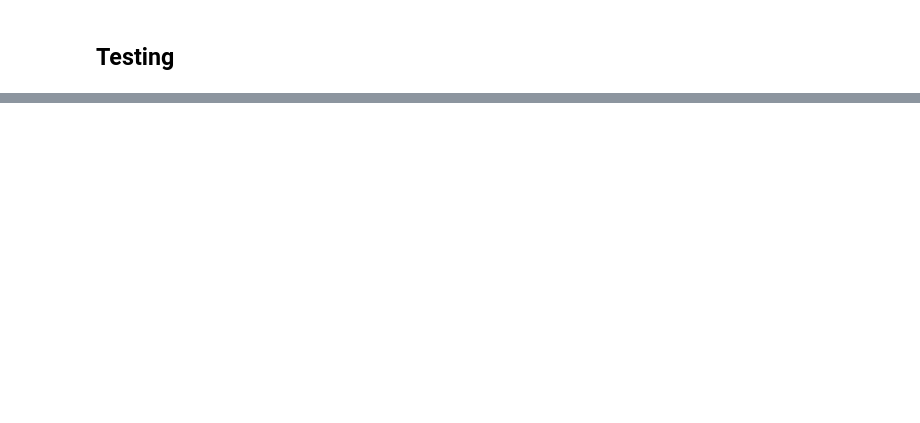
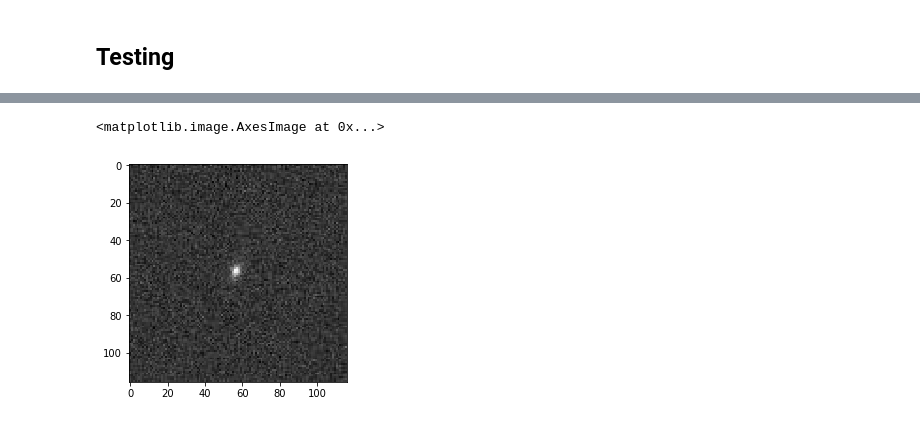
Before and after one commit to abruckert/Identification-of-Blended-Sources, a Jupyter notebook: VGG16 - Training.ipynb, the cells around one changed output, grey strips where cells are left out. Drawn from its saved outputs; the diff is of its cells as text; code cells hidden in the pictures; blank space fills up the shorter version.

```diff
--- a/VGG16 - Training.ipynb
+++ b/VGG16 - Training.ipynb
@@ -239,0 +375,22 @@ print(classes)
+# %%
+#Importing images from jpg to numpy
+import cv2
+import numpy as np
+from os import listdir
+from os.path import isfile, join
+
+
+
+imgs = []
+files1 = ['./img/jpg/Blend/' + f for f in listdir("./img/jpg/Blend/") if isfile(join("./img/jpg/Blend/", f))]
+files2 = ['./img/jpg/NoBlend/' + f for f in listdir("./img/jpg/NoBlend/") if isfile(join("./img/jpg/NoBlend/", f))]
+
+files = files1 + files2
+
+for img in files :
+    imgs.append(cv2.imread(img))
+
+print(files[10000])
+print(np.array(imgs[10000]))
+
+print(np.array(imgs).shape)
@@ -239,0 +415,8 @@ print(classes)
+# %%
+import matplotlib.pyplot as plt
+%matplotlib inline
+
+plt.imshow(imgs[10000])
+# %% [output]
+<matplotlib.image.AxesImage at 0x...>
+[figure, added]
```
Also changed, not shown: parts of 13 cells of this notebook, 1 other file.
